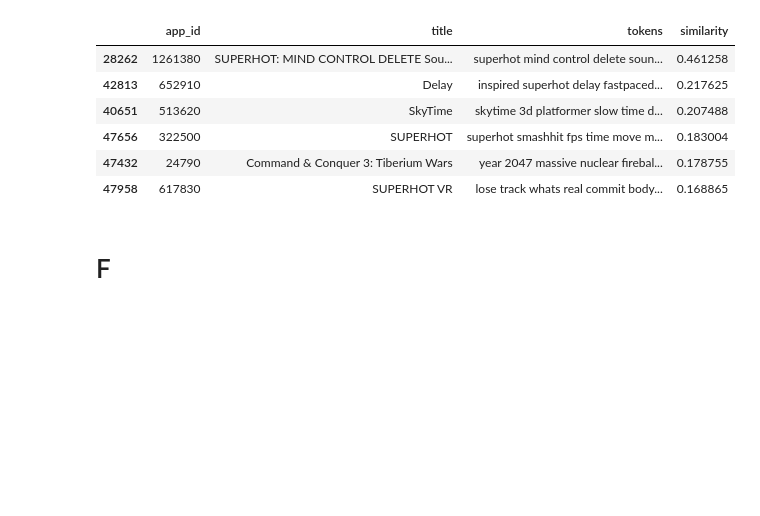
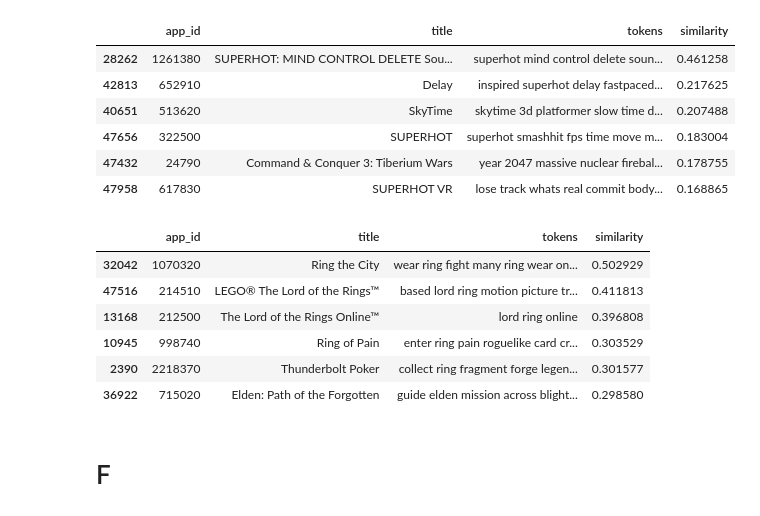
Before and after one commit to nicklus-14/game-recommendation-system, a Jupyter notebook: feature_engineering_and_similarity.ipynb, the cells around one changed output. Cells and saved outputs as stored; diff of their text form; code cells hidden in the pictures; blank space fills up the shorter version.

Commit message:
+Elden Ring Test
A questionable recommendation, which can likely be improved by accounting for other features -- such as genre*

```diff
--- a/feature_engineering_and_similarity.ipynb
+++ b/feature_engineering_and_similarity.ipynb
@@ -343,6 +343,18 @@ similar_games
 | 47656 | 322500 | SUPERHOT | superhot smashhit fps time move m... | 0.183004 |
 | 47432 | 24790 | Command & Conquer 3: Tiberium Wars | year 2047 massive nuclear firebal... | 0.178755 |
 | 47958 | 617830 | SUPERHOT VR | lose track whats real commit body... | 0.168865 |
+# %%
+# Testing with Elden Ring
+similar_games = get_similar_games(1245620, top_n=6)
+similar_games
+# %% [output]
+|  | app_id | title | tokens | similarity |
+| 32042 | 1070320 | Ring the City | wear ring fight many ring wear on... | 0.502929 |
+| 47516 | 214510 | LEGO® The Lord of the Rings™ | based lord ring motion picture tr... | 0.411813 |
+| 13168 | 212500 | The Lord of the Rings Online™ | lord ring online | 0.396808 |
+| 10945 | 998740 | Ring of Pain | enter ring pain roguelike card cr... | 0.303529 |
+| 2390 | 2218370 | Thunderbolt Poker | collect ring fragment forge legen... | 0.301577 |
+| 36922 | 715020 | Elden: Path of the Forgotten | guide elden mission across blight... | 0.298580 |
 # %% [markdown]
 # F
 # %% [markdown]
```
